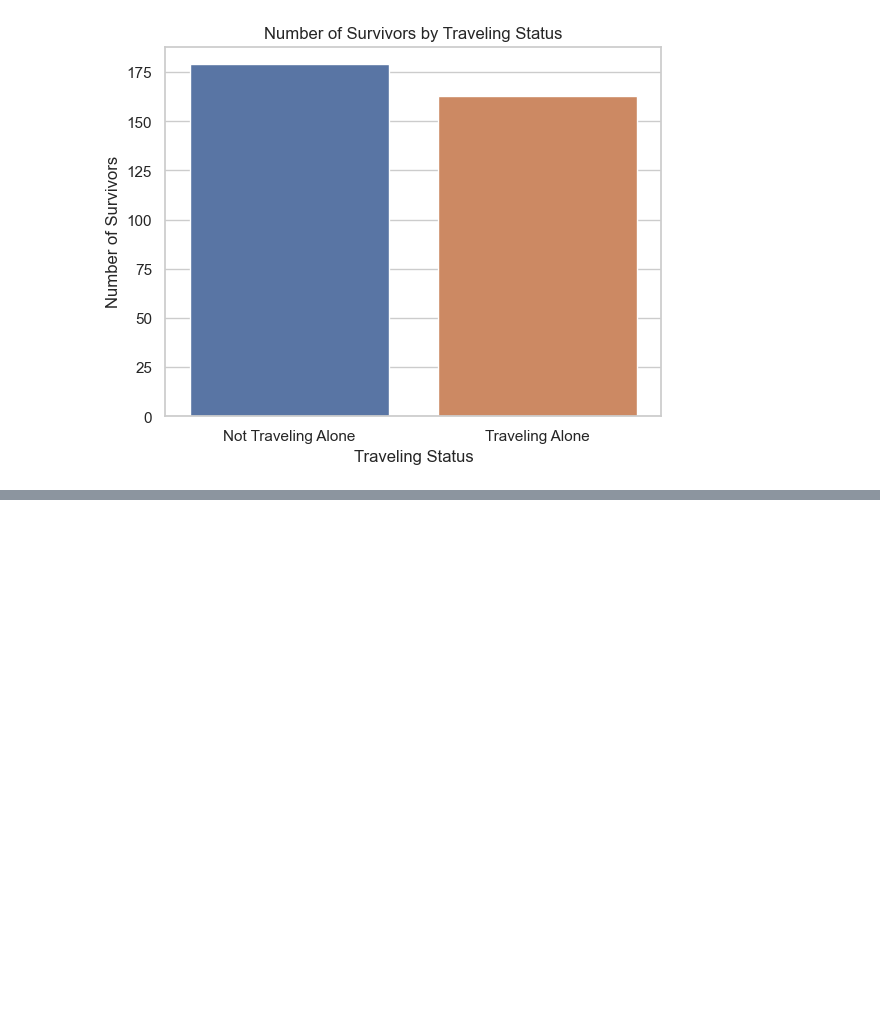
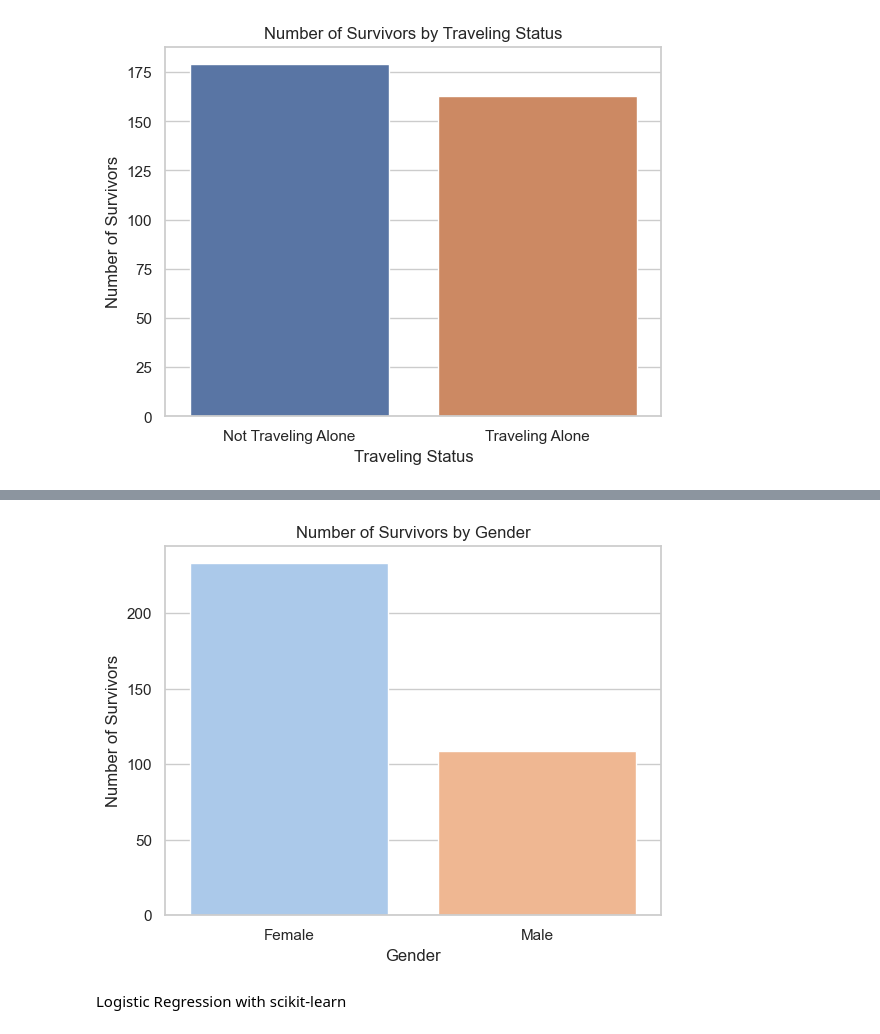
Before and after one commit to Amine-Alami/H3MachineLearning, a Jupyter notebook: TP Titanic.ipynb, the cells around one changed output, grey strips where cells are left out. Cells and saved outputs as stored; diff of their text form; code cells hidden in the pictures; blank space fills up the shorter version.

Commit message:
Tp Logistics - Logistic Regression with scikit-learn

```diff
--- a/TP Titanic.ipynb
+++ b/TP Titanic.ipynb
@@ -274,0 +285,14 @@ plt.savefig("survivors_by_travel_alone.png")
+# %%
+# for Gender distribution of survivors
+feature_labels_gender = ['Female', 'Male']
+female_survivors = titanic_filtered[titanic_filtered['Sex_female'] == 1]['Survived'].sum()
+male_survivors = titanic_filtered[titanic_filtered['Sex_male'] == 1]['Survived'].sum()
+sns.barplot(x=feature_labels_gender, y=[female_survivors, male_survivors], palette="pastel")
+plt.title('Number of Survivors by Gender')
+plt.xlabel('Gender')
+plt.ylabel('Number of Survivors')
+plt.savefig("survivors_by_gender.png")
+# %% [output]
+[figure, added]
+# %% [markdown]
+Logistic Regression with scikit-learn
```
Also changed, not shown: parts of 7 cells of this notebook, 2 other files.
